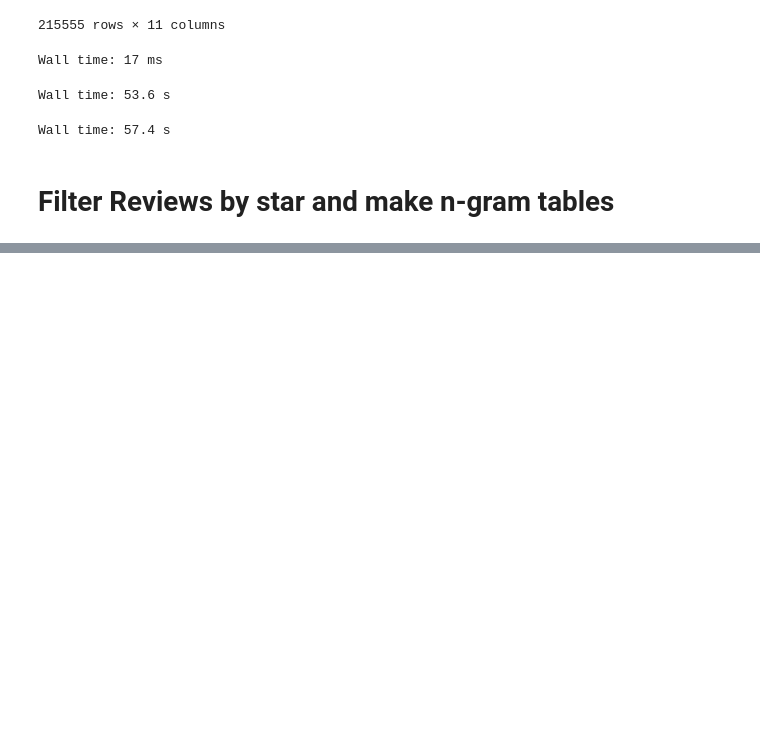
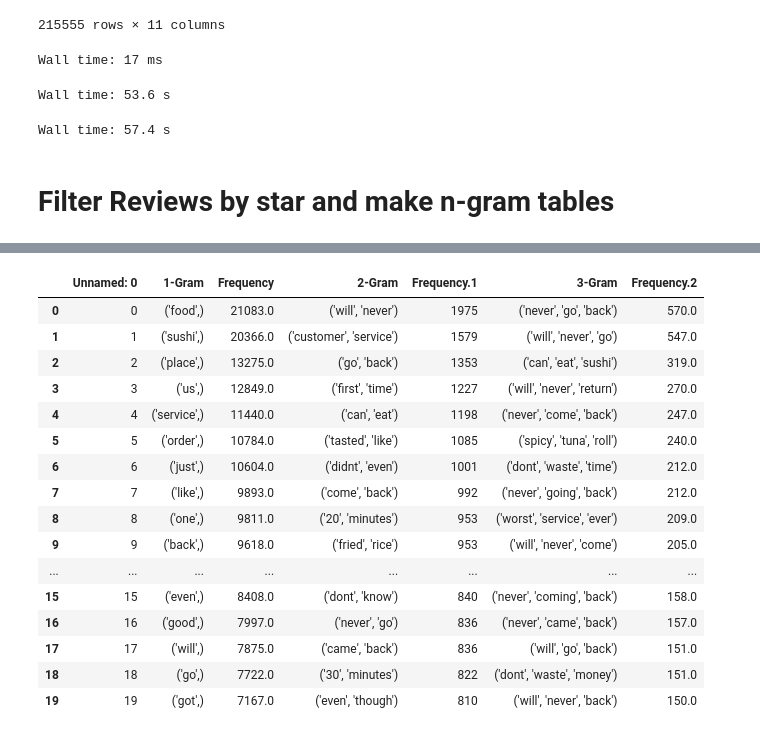
Before and after one commit to rstuder9090/YelpReviews, a Jupyter notebook: Code/N-Gram_Calculation.ipynb, the cells around one changed output, grey strips where cells are left out. Drawn from its saved outputs; the diff is of its cells as text; code cells hidden in the pictures; blank space fills up the shorter version.

```diff
--- a/Code/N-Gram_Calculation.ipynb
+++ b/Code/N-Gram_Calculation.ipynb
@@ -97,0 +120,20 @@ Wall time: 2min 38s
+# %%
+pd.read_csv('1-Star-grams.csv').head(20)
+# %% [output]
+|  | Unnamed: 0 | 1-Gram | Frequency | 2-Gram | Frequency.1 | 3-Gram | Frequency.2 |
+| 0 | 0 | ('food',) | 21083.0 | ('will', 'never') | 1975 | ('never', 'go', 'back') | 570.0 |
+| 1 | 1 | ('sushi',) | 20366.0 | ('customer', 'service') | 1579 | ('will', 'never', 'go') | 547.0 |
+| 2 | 2 | ('place',) | 13275.0 | ('go', 'back') | 1353 | ('can', 'eat', 'sushi') | 319.0 |
+| 3 | 3 | ('us',) | 12849.0 | ('first', 'time') | 1227 | ('will', 'never', 'return') | 270.0 |
+| 4 | 4 | ('service',) | 11440.0 | ('can', 'eat') | 1198 | ('never', 'come', 'back') | 247.0 |
+| 5 | 5 | ('order',) | 10784.0 | ('tasted', 'like') | 1085 | ('spicy', 'tuna', 'roll') | 240.0 |
+| 6 | 6 | ('just',) | 10604.0 | ('didnt', 'even') | 1001 | ('dont', 'waste', 'time') | 212.0 |
+| 7 | 7 | ('like',) | 9893.0 | ('come', 'back') | 992 | ('never', 'going', 'back') | 212.0 |
+| 8 | 8 | ('one',) | 9811.0 | ('20', 'minutes') | 953 | ('worst', 'service', 'ever') | 209.0 |
+| 9 | 9 | ('back',) | 9618.0 | ('fried', 'rice') | 953 | ('will', 'never', 'come') | 205.0 |
+| ... | ... | ... | ... | ... | ... | ... | ... |
+| 15 | 15 | ('even',) | 8408.0 | ('dont', 'know') | 840 | ('never', 'coming', 'back') | 158.0 |
+| 16 | 16 | ('good',) | 7997.0 | ('never', 'go') | 836 | ('never', 'came', 'back') | 157.0 |
+| 17 | 17 | ('will',) | 7875.0 | ('came', 'back') | 836 | ('will', 'go', 'back') | 151.0 |
+| 18 | 18 | ('go',) | 7722.0 | ('30', 'minutes') | 822 | ('dont', 'waste', 'money') | 151.0 |
+| 19 | 19 | ('got',) | 7167.0 | ('even', 'though') | 810 | ('will', 'never', 'back') | 150.0 |
```
Also changed, not shown: parts of 6 cells of this notebook.
